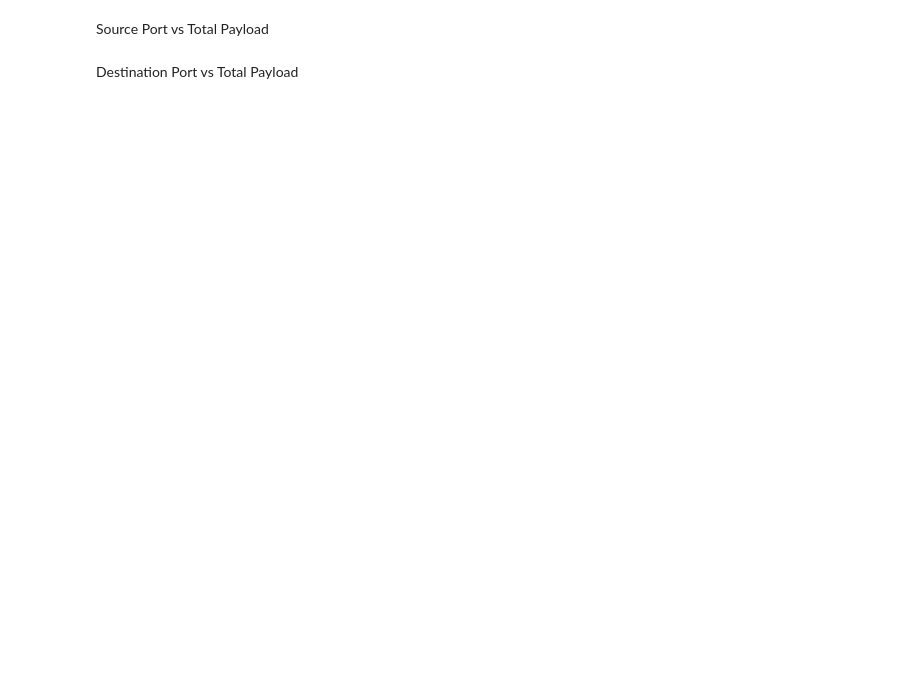
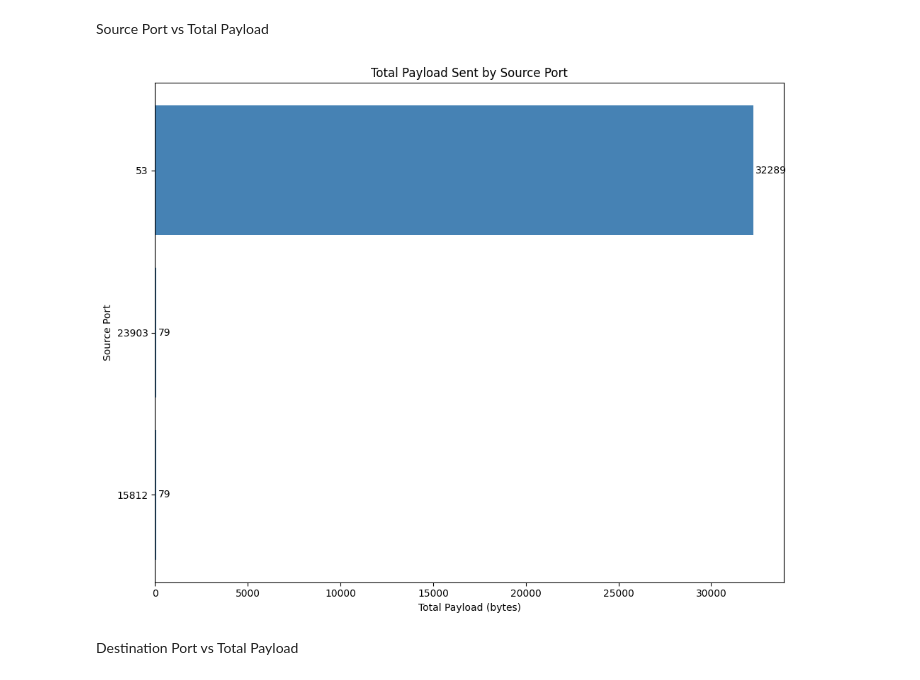
Before and after one commit to adrianrb469/security-ds, a Jupyter notebook: lab6/main.ipynb, the cells around one changed output. Cells and saved outputs as stored; diff of their text form; code cells hidden in the pictures; blank space fills up the shorter version.

```diff
--- a/lab6/main.ipynb
+++ b/lab6/main.ipynb
@@ -231,2 +220,23 @@ fig_c.show()  # This displays the plot in the noteboo
+# %%
+import matplotlib.pyplot as plt
+
+src_port_payload = packet_data.groupby('src_port')['payload_length'].sum().reset_index()
+src_port_payload = src_port_payload.sort_values('payload_length', ascending=True)
+src_port_payload['src_port'] = src_port_payload['src_port'].astype(str)
+
+plt.figure(figsize=(10, 8))
+plt.barh(src_port_payload['src_port'], src_port_payload['payload_length'], color='steelblue')
+plt.xlabel('Total Payload (bytes)')
+plt.ylabel('Source Port')
+plt.title('Total Payload Sent by Source Port')
+
+for i, v in enumerate(src_port_payload['payload_length']):
+    plt.text(v + 100, i, str(v), va='center')
+
+plt.tight_layout()
+plt.savefig('src_port_payload.png', dpi=300)
+plt.show()
+# %% [output]
+[figure, added]
 # %% [markdown]
 Destination Port vs Total Payload
```
Also changed, not shown: parts of 12 cells of this notebook, 1 other file.
